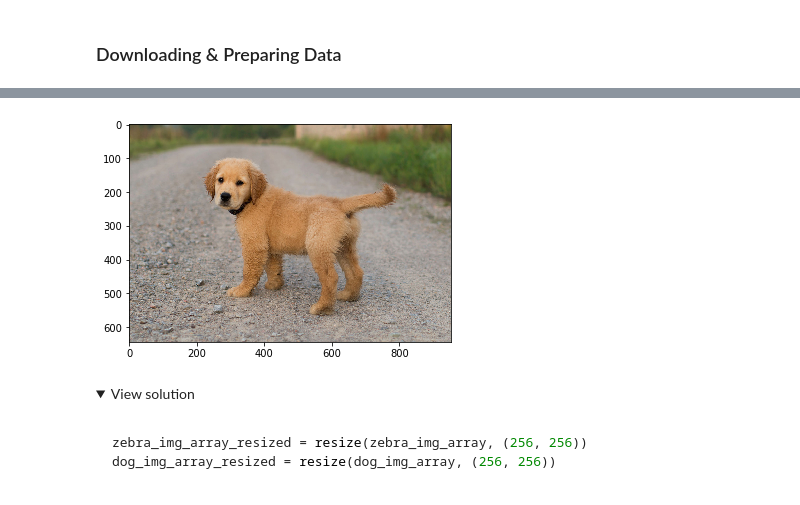
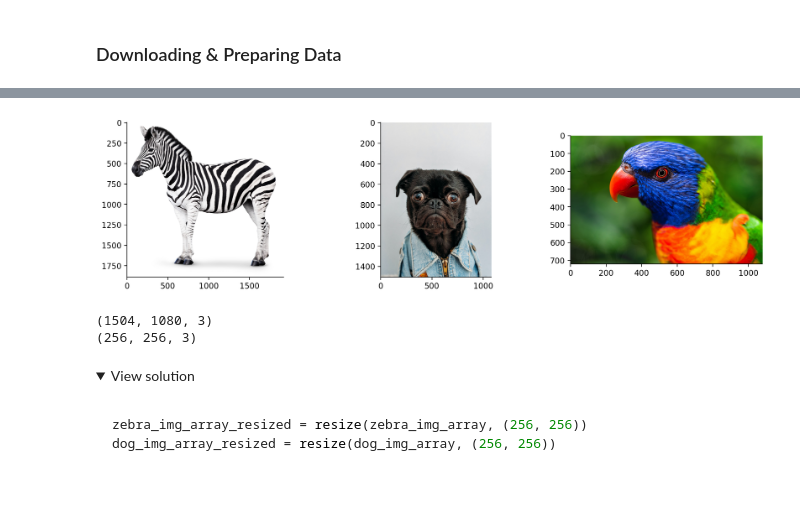
Before and after one commit to L4ncelot1024/Learn_Deep_Learning_Le_Wagon, a Jupyter notebook: Day4/01_First_Convolutions_CHALLENGE.ipynb, the cells around one changed output, grey strips where cells are left out. Cells and saved outputs as stored; diff of their text form; code cells hidden in the pictures; folded sections open.

```diff
--- a/Day4/01_First_Convolutions_CHALLENGE.ipynb
+++ b/Day4/01_First_Convolutions_CHALLENGE.ipynb
@@ -40,7 +57,12 @@ if not os.path.exists(img_dir):
 # of your image !
 # %%
 zebra_path = '/tmp/imgs/DCTM_Penguin_UK_DK_AL458223_sjvgvt.jpg'
-dog_path = '/tmp/imgs/puppy-dog.jpg'
+dog_path = '/tmp/imgs/K4mSJ7kc0As'
+bird_path = '/tmp/imgs/Q-8jreAEa-4.1'
 
 zebra_img = Image.open(zebra_path)
 dog_img = Image.open(dog_path)
+bird_img = Image.open(bird_path)
+
+img_list = [zebra_img, dog_img, bird_img ]
+nb_img = len(list_img)
@@ -52,7 +69,15 @@ plt.show()
-# %%
-plt.imshow(dog_img)
-plt.show()
-# %% [output]
-[figure, removed]
+# %%
+my_dpi = 200
+fig = plt.figure(figsize=(15, 8), dpi=my_dpi)
+ax = []
+for i in range(0,nb_img):
+  ax.append(fig.add_subplot(nb_img//3+1, 3, i+1))
+  ax[i].imshow(img_list[i])
+  ax[i].spines['right'].set_visible(False)
+  ax[i].spines['top'].set_visible(False)
+
+plt.show()
+# %% [output]
+[figure, added]
 # %%
 # Converting the image to an array
@@ -64,3 +93,9 @@ dog_img_array = kp_image.img_to_array(dog_img)
+# %%
+print(img_array[1].shape)
+print(img_array_resized[1].shape)
+# %% [output]
+(1504, 1080, 3)
+(256, 256, 3)
 # %% [markdown]
 <details>
 <summary markdown='span'>View solution
```
Also changed, not shown: parts of 8 cells of this notebook.
